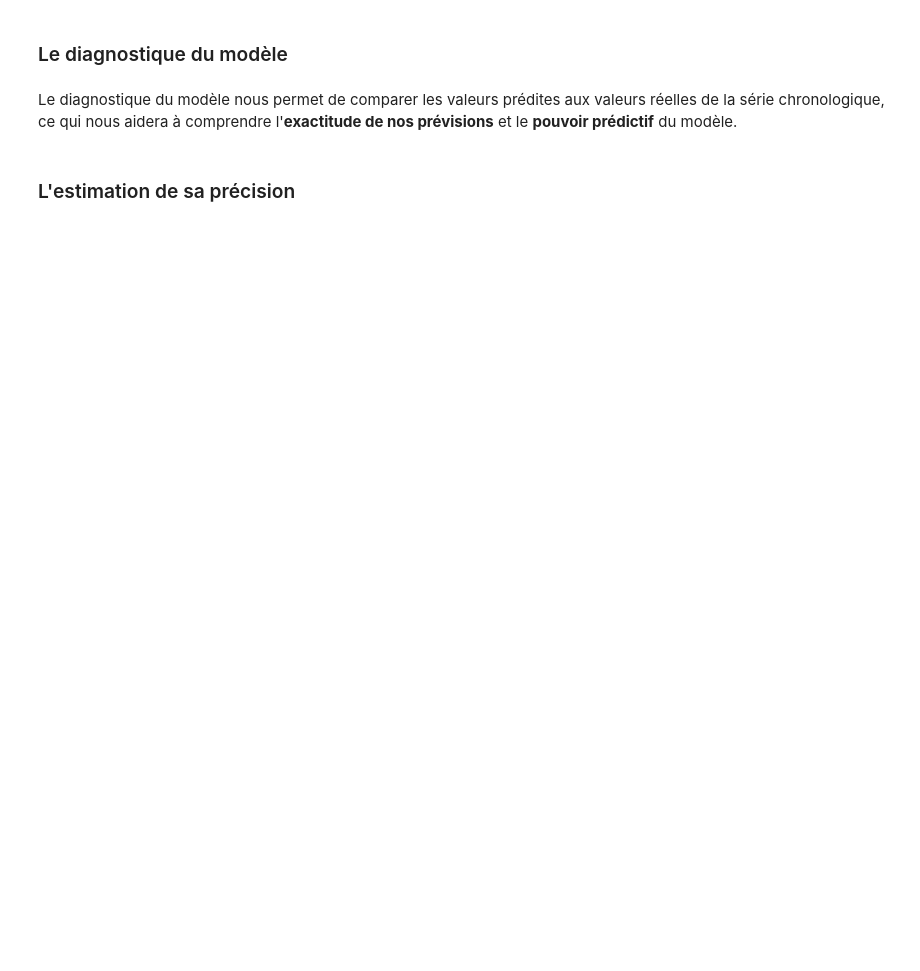
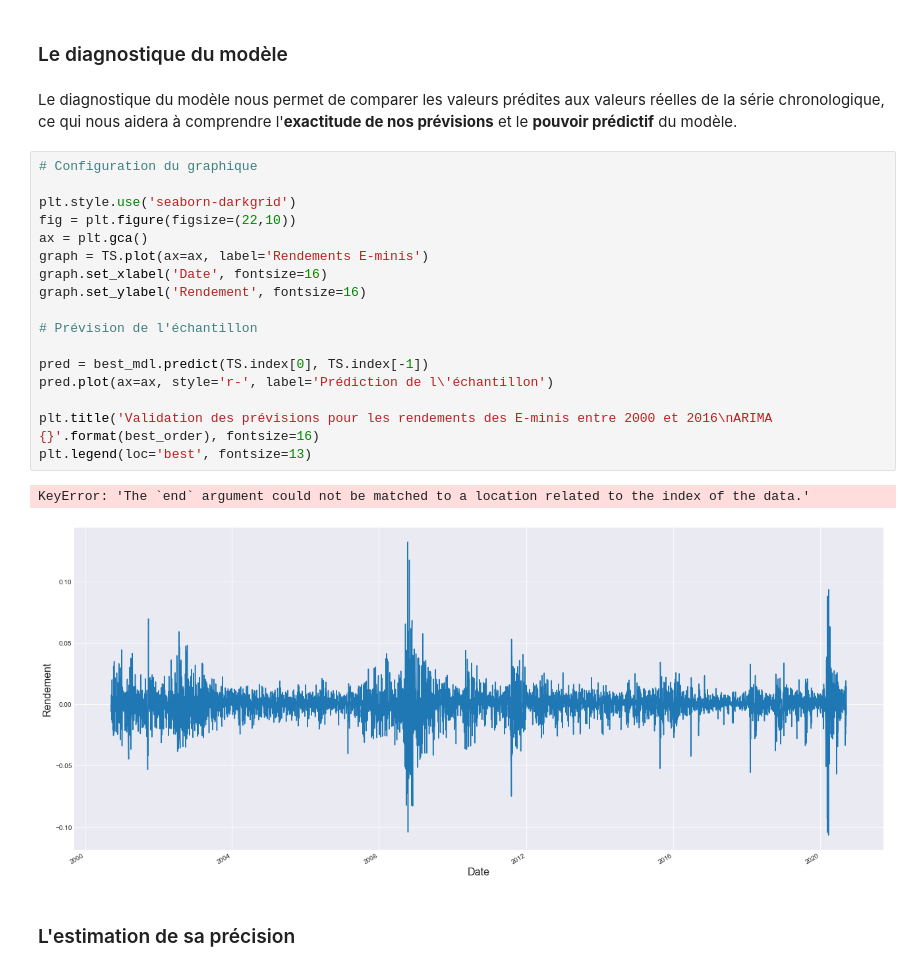
Before and after one commit to Lawisss/Helenos-Model, a Jupyter notebook: GARCH.ipynb, the cells around one changed output. Drawn from its saved outputs; the diff is of its cells as text; blank space fills up the shorter version.

```diff
--- a/GARCH.ipynb
+++ b/GARCH.ipynb
@@ -331,5 +317,25 @@ $$
 ###  Le diagnostique du modèle
 # %% [markdown]
 Le diagnostique du modèle nous permet de comparer les valeurs prédites aux valeurs réelles de la série chronologique, ce qui nous aidera à comprendre l'**exactitude de nos prévisions** et le **pouvoir prédictif** du modèle.
+# %%
+# Configuration du graphique
+
+plt.style.use('seaborn-darkgrid')
+fig = plt.figure(figsize=(22,10))
+ax = plt.gca()
+graph = TS.plot(ax=ax, label='Rendements E-minis')
+graph.set_xlabel('Date', fontsize=16)
+graph.set_ylabel('Rendement', fontsize=16)
+
+# Prévision de l'échantillon
+
+pred = best_mdl.predict(TS.index[0], TS.index[-1])
+pred.plot(ax=ax, style='r-', label='Prédiction de l\'échantillon')
+
+plt.title('Validation des prévisions pour les rendements des E-minis entre 2000 et 2016\nARIMA {}'.format(best_order), fontsize=16)
+plt.legend(loc='best', fontsize=13)
+# %% [output]
+KeyError: 'The `end` argument could not be matched to a location related to the index of the data.'
+[figure, added]
 # %% [markdown]
 ### L'estimation de sa précision
```
Also changed, not shown: parts of 16 cells of this notebook.
